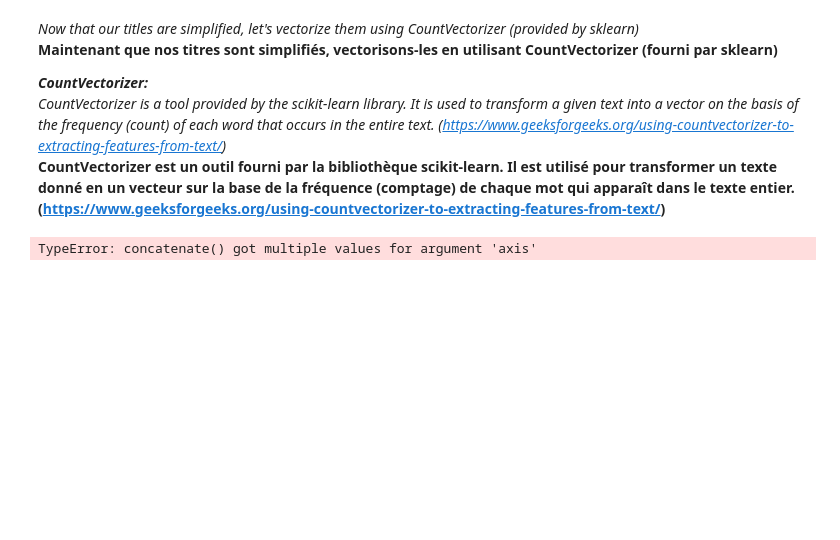
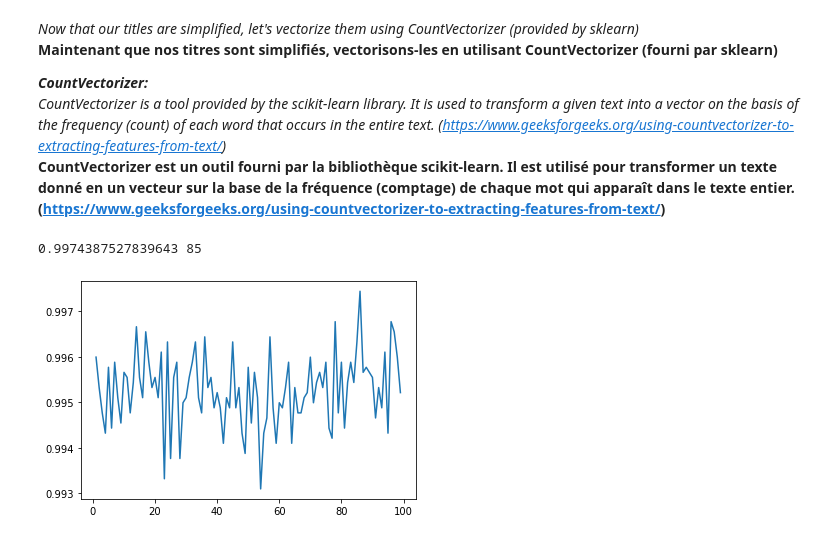
Before and after one commit to iShoFen/FakeNewsAI, a Jupyter notebook: Work/Study.ipynb, the cells around one changed output. Drawn from its saved outputs; the diff is of its cells as text; code cells hidden in the pictures; blank space fills up the shorter version.

```diff
--- a/Work/Study.ipynb
+++ b/Work/Study.ipynb
@@ -238,28 +238,24 @@ X3 = countv.fit_transform(data['subject']).toarray()
 # %%
 from sklearn.linear_model import LogisticRegression
 
 def print_accuracy(accu_r, acc) :
     plt.plot(accu_r, acc)
     max_accu = max(acc)
     print(max_accu, acc.index(max_accu))
 
-countv = CountVectorizer(max_features=5000)
-
 X = X2
-# Results are being encoded by the 'transform' part of the method
-
 Y = data['istrue'].values
 
-max_range = math.trunc(data.shape[0] * 0.8)
-accu_range = range(1, max_range)
+accu_range = range(1, 100)
 accu = []
 for val in accu_range :
     x_svm_train, x_svm_test, y_svm_train, y_svm_test = train_test_split(X, Y, test_size=0.2, random_state=val)
-    regr = svm.SVC(gamma=1/val)
+    regr = LogisticRegression(random_state=val)
     classifier = regr.fit(x_svm_train, y_svm_train)
     y_prediction = classifier.predict(x_svm_test)
     accu.append(accuracy_score(y_svm_test, y_prediction))
 
 print_accuracy(accu_range, accu)
 # %% [output]
-TypeError: concatenate() got multiple values for argument 'axis'
+0.9974387527839643 85
+[figure, added]
```
Also changed, not shown: parts of 2 cells of this notebook.
